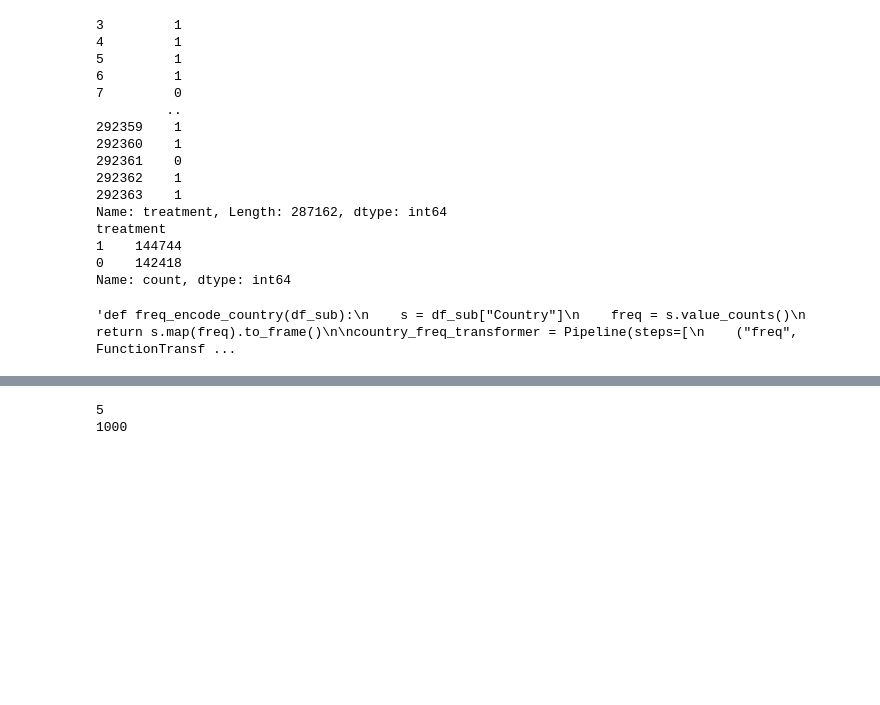
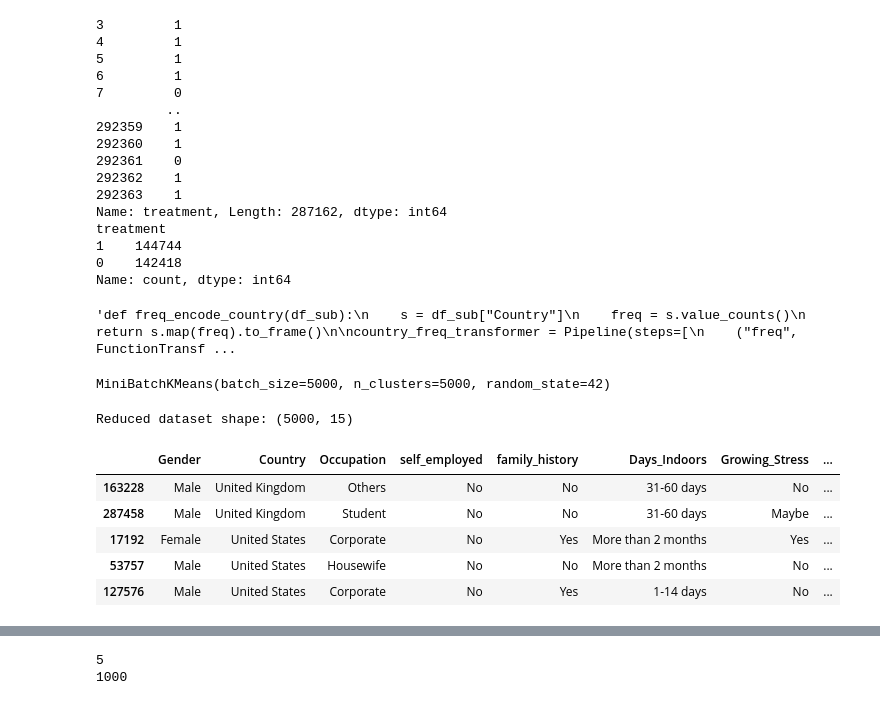
Before and after one commit to Jaslyn10/Mental_Health_Analysis_using_SVM, a Jupyter notebook: svm_logistic_multiclass.ipynb, the cells around one changed output, grey strips where cells are left out. Drawn from its saved outputs; the diff is of its cells as text; code cells hidden in the pictures; blank space fills up the shorter version.

Commit message:
updated and added RBF Kernel. Used Kmeans Clustering to reduce data size

```diff
--- a/svm_logistic_multiclass.ipynb
+++ b/svm_logistic_multiclass.ipynb
@@ -224,3 +202,34 @@ preprocessor = ColumnTransformer(transformers=[
     ("ordinal", ordinal_transformer, ordinal_cols),
     ("onehot", onehot_transformer, nominal_onehot_cols)
 ], remainder="drop", sparse_threshold=0) #("country", country_freq_transformer, country_col)
+# %%
+from sklearn.cluster import MiniBatchKMeans
+from sklearn.metrics import pairwise_distances_argmin_min
+pipeline_prep = Pipeline([
+    ("preprocess", preprocessor),
+    ("scaler", StandardScaler())
+])
+X_processed = pipeline_prep.fit_transform(X)
+k = 5000
+kmeans = MiniBatchKMeans(n_clusters=k, random_state=42, batch_size=5000)
+kmeans.fit(X_processed)
+# %% [output]
+MiniBatchKMeans(batch_size=5000, n_clusters=5000, random_state=42)
+# %%
+closest, _ = pairwise_distances_argmin_min(kmeans.cluster_centers_, X_processed)
+
+X_small = X.iloc[closest].copy()
+y_small = y.iloc[closest].copy()
+
+print("Reduced dataset shape:", X_small.shape)
+# %% [output]
+Reduced dataset shape: (5000, 15)
+# %%
+X_small.head()
+# %% [output]
+|  | Gender | Country | Occupation | self_employed | family_history | Days_Indoors | Growing_Stress | ... |
+| 163228 | Male | United Kingdom | Others | No | No | 31-60 days | No | ... |
+| 287458 | Male | United Kingdom | Student | No | No | 31-60 days | Maybe | ... |
+| 17192 | Female | United States | Corporate | No | Yes | More than 2 months | Yes | ... |
+| 53757 | Male | United States | Housewife | No | No | More than 2 months | No | ... |
+| 127576 | Male | United States | Corporate | No | Yes | 1-14 days | No | ... |
```
Also changed, not shown: parts of 16 cells of this notebook.
